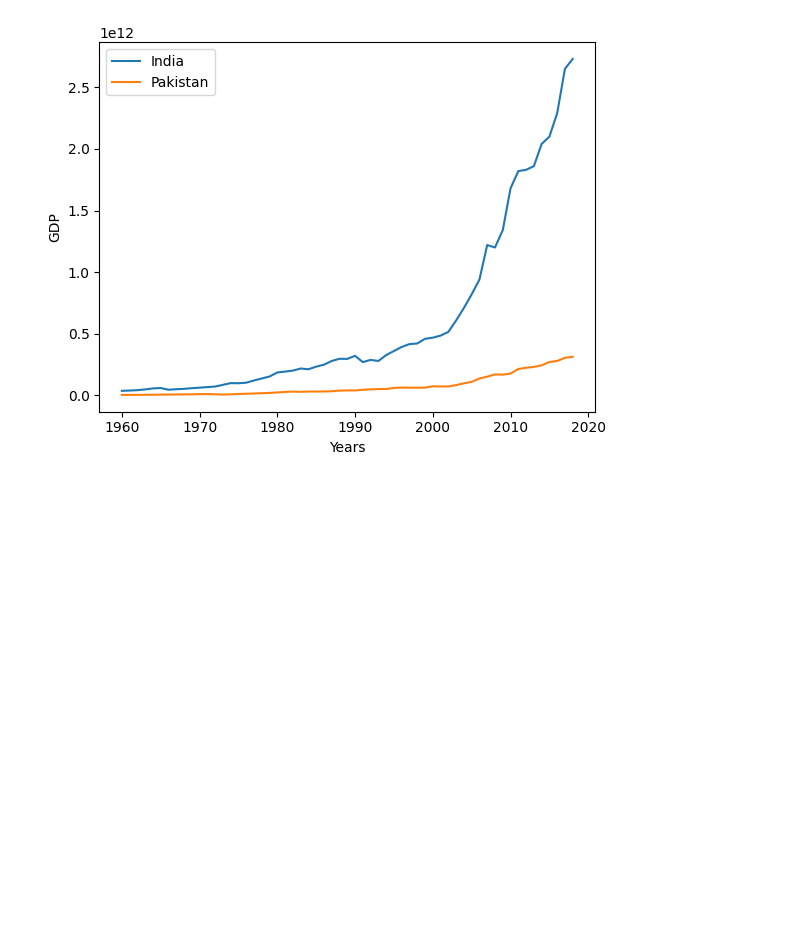
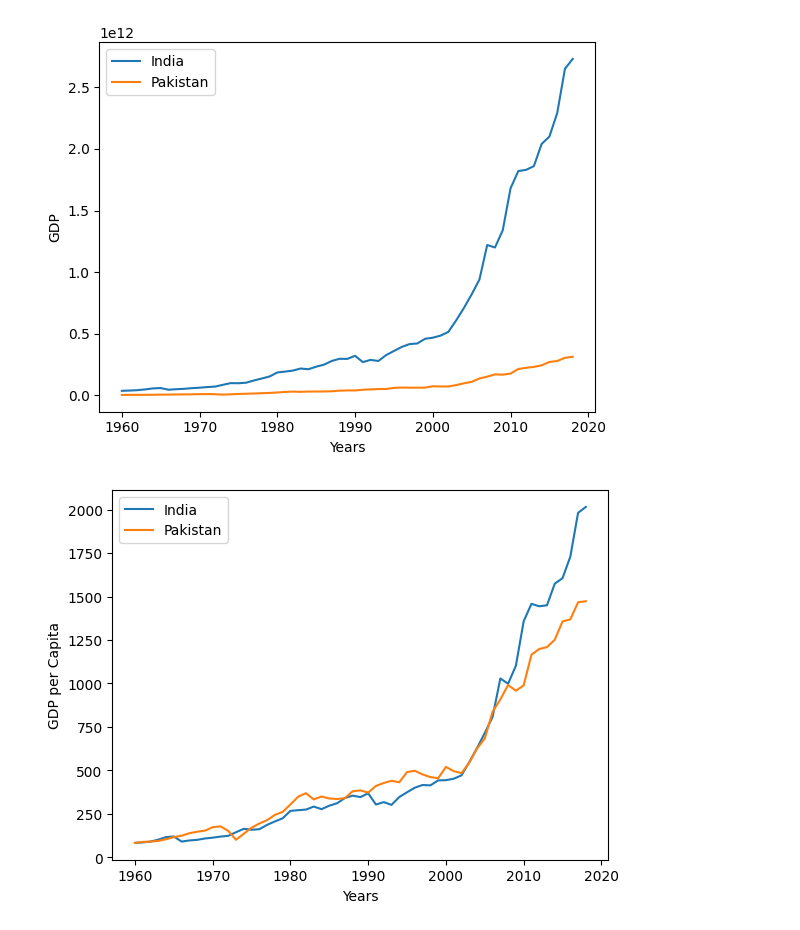
Before and after one commit to tusharx0809/da-project, a Jupyter notebook: first.ipynb, the cells around one changed output. Saved outputs shown, nothing was run; the diff lists cells and outputs as text; code cells hidden in the pictures; blank space fills up the shorter version.

```diff
--- a/first.ipynb
+++ b/first.ipynb
@@ -29,3 +29,28 @@ plt.legend()
 plt.show()
 # %% [output]
 [figure]
+# %%
+#comparing gdp_per_capita of India and Pakistan
+
+def get_gdpcap_years(country):
+  df = excel_data.loc[excel_data['Country Name'] == country, ['Year', 'GDP per capita (USD)']]
+  df.sort_values('Year', inplace=True)
+  years = df['Year'].tolist()
+  gdpcap = df['GDP per capita (USD)'].tolist()
+  return years, gdpcap
+
+#get data for India and Pakistan
+yearscap_india, gdpcap_india = get_gdpcap_years('India')
+yearscap_pak, gdpcap_pak = get_gdpcap_years('Pakistan')
+
+#compare gdp using line graph
+plt.plot(yearscap_india, gdpcap_india, label = 'India')
+plt.plot(yearscap_pak, gdpcap_pak, label = 'Pakistan')
+
+plt.xlabel('Years')
+plt.ylabel('GDP per Capita')
+plt.legend()
+
+plt.show()
+# %% [output]
+[figure, added]
```
